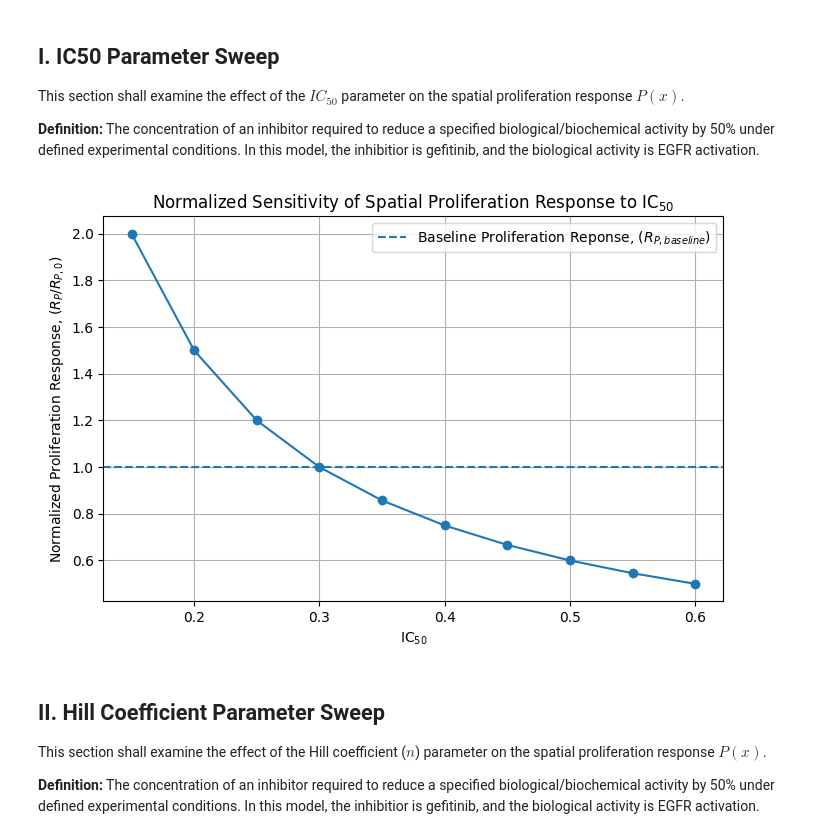
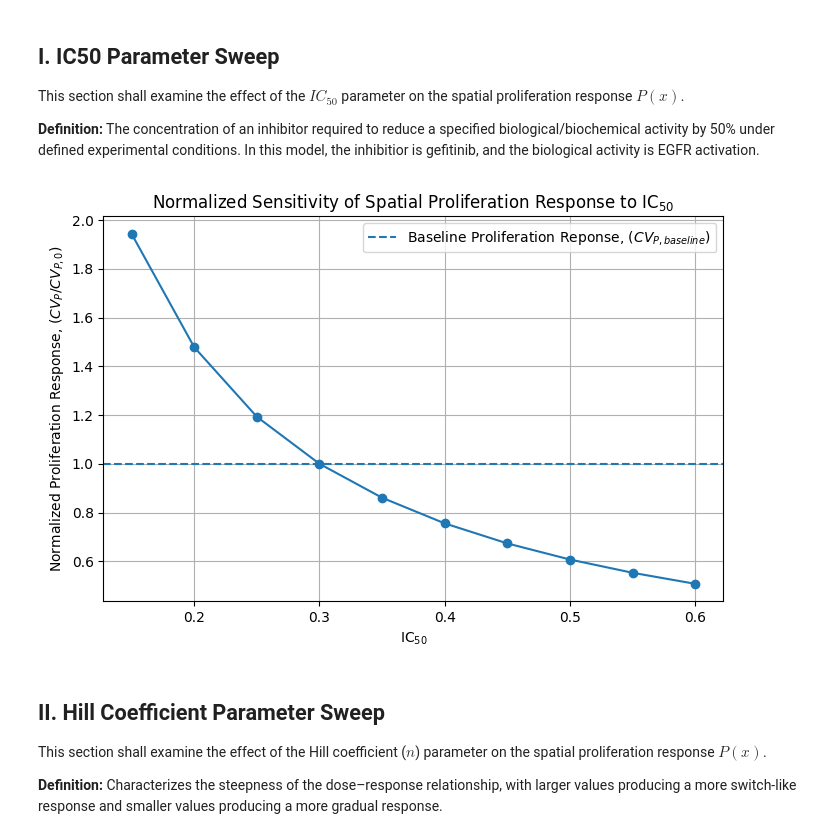
Before and after one commit to abhirym/Drug-Diffusion-Project, a Jupyter notebook: exp05_sensitivity_analysis_v2.ipynb, the cells around one changed output. Saved outputs shown, nothing was run; the diff lists cells and outputs as text; code cells hidden in the pictures.

Commit message:
Finished hill sweep, updated response sensitivity metric, started diffusion coefficient sweep

```diff
--- a/exp05_sensitivity_analysis_v2.ipynb
+++ b/exp05_sensitivity_analysis_v2.ipynb
@@ -413,11 +463,11 @@ def run_spatial_model(params, G_profile):
 solutions_test = run_spatial_model(params_baseline, G)
 P_baseline = solutions_test[6]
 
-R_P_baseline = (P_baseline.max() - P_baseline.min()) / P_baseline.min()
+CV_P_baseline = np.std(P_baseline) / np.mean(P_baseline)
 
 np.save(
-    "saved_parameters/exp05_R_P_baseline.npy",
-    R_P_baseline
+    "saved_parameters/exp05_CV_P_baseline.npy",
+    CV_P_baseline
 )
 # %% [markdown]
 ## I. IC50 Parameter Sweep
@@ -431,44 +481,49 @@ IC50_values = sensitivity_parameters["IC_50"]
 IC50_responses = []
 
 for value in IC50_values:
+
+    # Update parameter dictionary
     params = params_baseline.copy()
     params["IC_50"] = value
 
+    # Run signaling/proliferation model
     solutions = run_spatial_model(
         params,
         G
     )
 
-    P = solutions[6]
+    # Extract proliferation
+    P_1 = solutions[6]
 
-    R_P = (P.max() - P.min()) / P.min()
+    # Calculate spatial proliferation heterogeneity
+    CV_P1 = np.std(P_1) / np.mean(P_1)
 
-    IC50_responses.append(R_P)
+    IC50_responses.append(CV_P1)
 
 IC50_responses = np.array(IC50_responses)
 # %%
 # Plot normalized responses (normalized to R_P_baseline)
-IC50_responses_norm = IC50_responses / R_P_baseline
+IC50_responses_norm = IC50_responses / CV_P_baseline
 
 plt.figure(figsize=(8, 5))
 
 plt.plot(IC50_values, IC50_responses_norm, marker="o")
 
-plt.axhline(1.0, linestyle="--", label="Baseline Proliferation Reponse, ($R_{P, baseline}$)")
+plt.axhline(1.0, linestyle="--", label="Baseline Proliferation Reponse, (${CV}_{P, baseline}$)")
 
 plt.xlabel(r"$\mathrm{IC}_{50}$")
-plt.ylabel(r"Normalized Proliferation Response, ($R_P/R_{P,0}$)")
+plt.ylabel(r"Normalized Proliferation Response, (${CV}_P/{CV}_{P,0}$)")
 plt.title(r"Normalized Sensitivity of Spatial Proliferation Response to $\mathrm{IC}_{50}$")
 plt.grid(True)
 
 plt.legend()
 plt.savefig("figures/exp05_IC50_sweep")
 plt.show()
 # %% [output]
-[figure, old version]
+[figure, new version]
 # %% [markdown]
 ## II. Hill Coefficient Parameter Sweep
 
 This section shall examine the effect of the Hill coefficient ($n$) parameter on the spatial proliferation response $P(x)$.
 
-**Definition:** The concentration of an inhibitor required to reduce a specified biological/biochemical activity by 50% under defined experimental conditions. In this model, the inhibitior is gefitinib, and the biological activity is EGFR activation.
+**Definition:** Characterizes the steepness of the dose–response relationship, with larger values producing a more switch-like response and smaller values producing a more gradual response.
```
Also changed, not shown: parts of 8 cells of this notebook, 4 other files.
